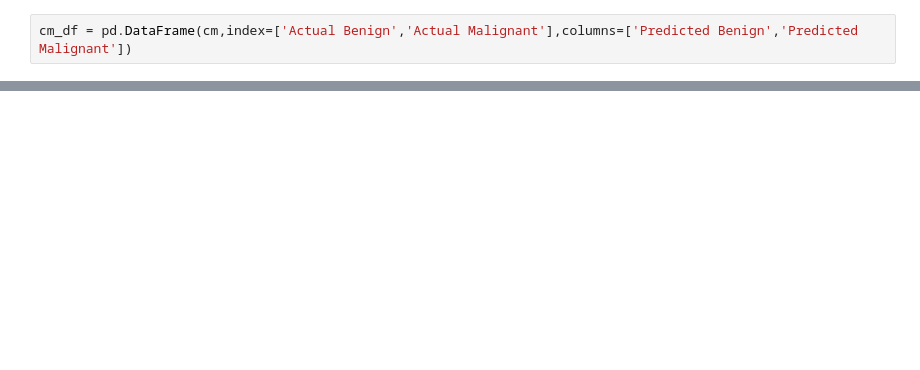
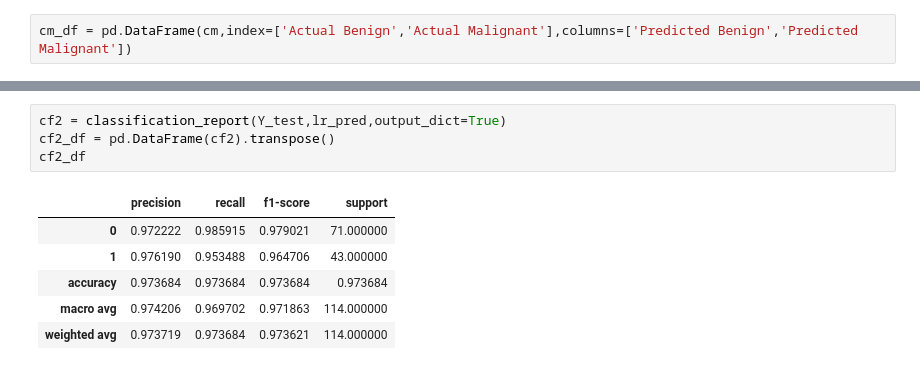
Before and after one commit to sumitprasad4205/Breast-Cancer-Prediction, a Jupyter notebook: m3.ipynb, the cells around one changed output, grey strips where cells are left out. Drawn from its saved outputs; the diff is of its cells as text; blank space fills up the shorter version.

```diff
--- a/m3.ipynb
+++ b/m3.ipynb
@@ -181,0 +209,11 @@ cf_df
+# %%
+cf2 = classification_report(Y_test,lr_pred,output_dict=True)
+cf2_df = pd.DataFrame(cf2).transpose()
+cf2_df
+# %% [output]
+|  | precision | recall | f1-score | support |
+| 0 | 0.972222 | 0.985915 | 0.979021 | 71.000000 |
+| 1 | 0.976190 | 0.953488 | 0.964706 | 43.000000 |
+| accuracy | 0.973684 | 0.973684 | 0.973684 | 0.973684 |
+| macro avg | 0.974206 | 0.969702 | 0.971863 | 114.000000 |
+| weighted avg | 0.973719 | 0.973684 | 0.973621 | 114.000000 |
```
Also changed, not shown: parts of 16 cells of this notebook.
